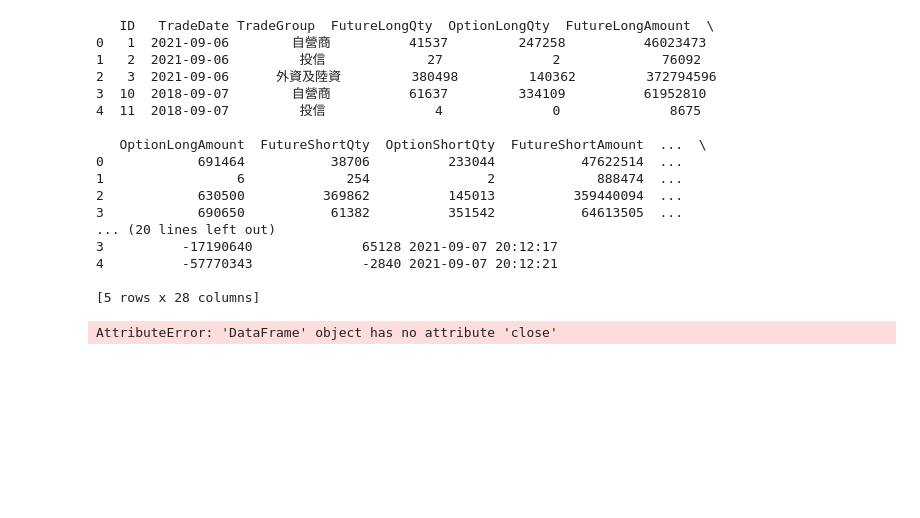
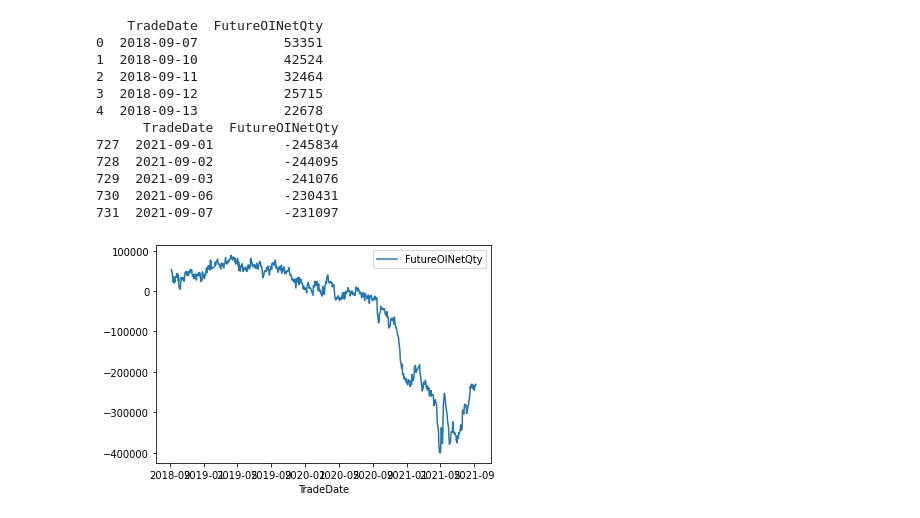
Before and after one commit to eyelash500/2021_ironman_fintech, a Jupyter notebook: d8_3Legal_chart.ipynb, the cells around one changed output. Cells and saved outputs as stored; diff of their text form; code cells hidden in the pictures; blank space fills up the shorter version.

```diff
--- a/d8_3Legal_chart.ipynb
+++ b/d8_3Legal_chart.ipynb
@@ -10,25 +4,28 @@ conn = db_connect.mysql_connect().connect()
+# %%
+# 建立與MySQL的連線
+my_connt_obj = db_connect.mysql_connect()
+# print(my_connt_obj.db_settings) #for check data
+conn = my_connt_obj.connect()
 # %%
-df = pandas.read_sql('SELECT * FROM LegalDailyFutureOption', con=conn)
-print(df.head())
+# 取得資料庫的資料，並且檢查
+df = pandas.read_sql("SELECT TradeDate,FutureOINetQty FROM LegalDailyFutureOption WHERE TradeGroup ='外資及陸資'", con=conn)
+print(df.head())    # 檢查頭五筆資料
+print(df.tail())     # 檢查後五筆資料
 # %% [output]
-   ID   TradeDate TradeGroup  FutureLongQty  OptionLongQty  FutureLongAmount  \
-0   1  2021-09-06        自營商          41537         247258          46023473
-1   2  2021-09-06         投信             27              2             76092
-2   3  2021-09-06      外資及陸資         380498         140362         372794596
-3  10  2018-09-07        自營商          61637         334109          61952810
-4  11  2018-09-07         投信              4              0              8675
-
-   OptionLongAmount  FutureShortQty  OptionShortQty  FutureShortAmount  ...  \
-0            691464           38706          233044           47622514  ...
-1                 6             254               2             888474  ...
-2            630500          369862          145013          359440094  ...
-3            690650           61382          351542           64613505  ...
-... (20 lines left out)
-3          -17190640              65128 2021-09-07 20:12:17
-4          -57770343              -2840 2021-09-07 20:12:21
-
-[5 rows x 28 columns]
+    TradeDate  FutureOINetQty
+0  2018-09-07           53351
+1  2018-09-10           42524
+2  2018-09-11           32464
+3  2018-09-12           25715
+4  2018-09-13           22678
+      TradeDate  FutureOINetQty
+727  2021-09-01         -245834
+728  2021-09-02         -244095
+729  2021-09-03         -241076
+730  2021-09-06         -230431
+731  2021-09-07         -231097
-# %%
-df.close.plot()
-# %% [output]
-AttributeError: 'DataFrame' object has no attribute 'close'
+# %%
+total_data = df.set_index("TradeDate")
+ax1 = total_data.plot()
+# %% [output]
+[figure, added]
```
Also changed, not shown: parts of 3 cells of this notebook.
